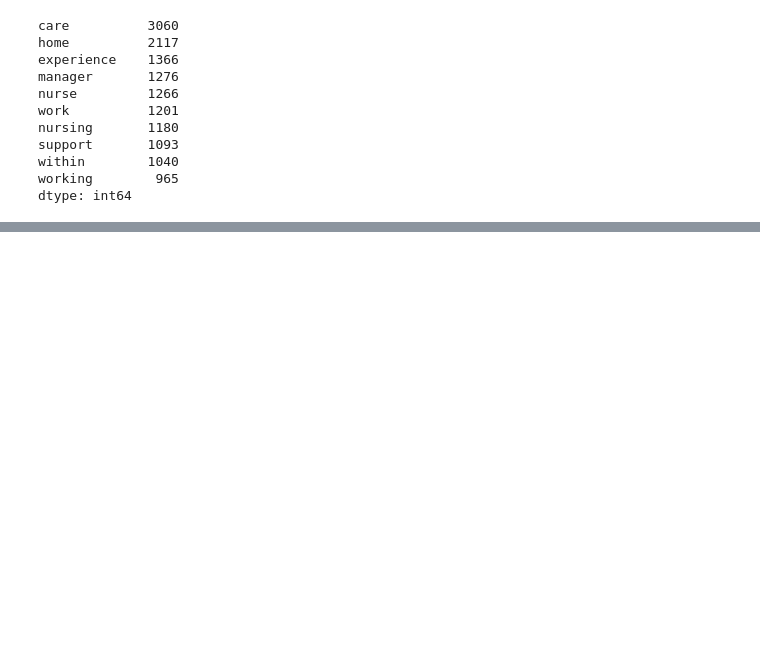
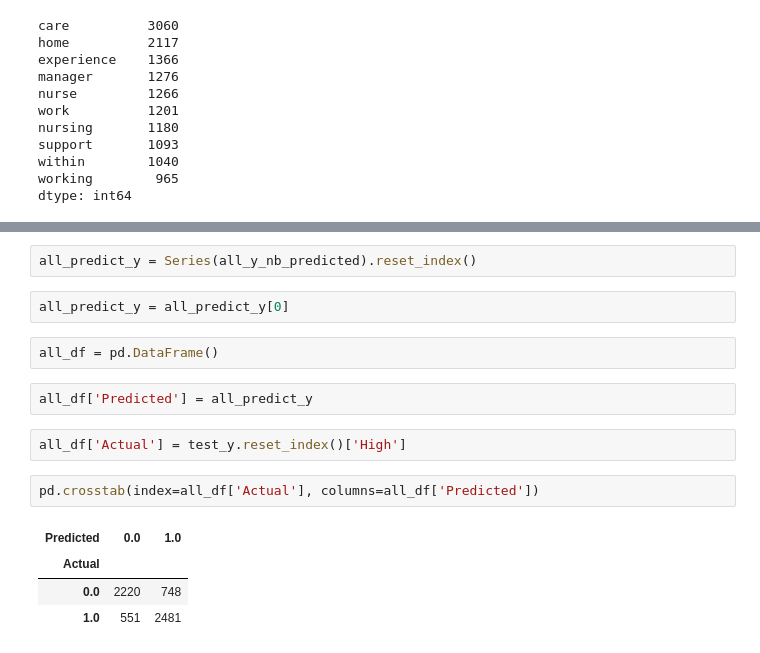
Before and after one commit to AnthonyGarino/Anthony-Text-Analytics, a Jupyter notebook: Garino Text HW 1.ipynb, the cells around one changed output, grey strips where cells are left out. Drawn from its saved outputs; the diff is of its cells as text; blank space fills up the shorter version.

```diff
--- a/Garino Text HW 1.ipynb
+++ b/Garino Text HW 1.ipynb
@@ -244,0 +342,17 @@ dtype: int64
+# %%
+all_predict_y = Series(all_y_nb_predicted).reset_index()
+# %%
+all_predict_y = all_predict_y[0]
+# %%
+all_df = pd.DataFrame()
+# %%
+all_df['Predicted'] = all_predict_y
+# %%
+all_df['Actual'] = test_y.reset_index()['High']
+# %%
+pd.crosstab(index=all_df['Actual'], columns=all_df['Predicted'])
+# %% [output]
+| Predicted | 0.0 | 1.0 |
+| Actual |  |  |
+| 0.0 | 2220 | 748 |
+| 1.0 | 551 | 2481 |
```
Also changed, not shown: parts of 34 cells of this notebook.
